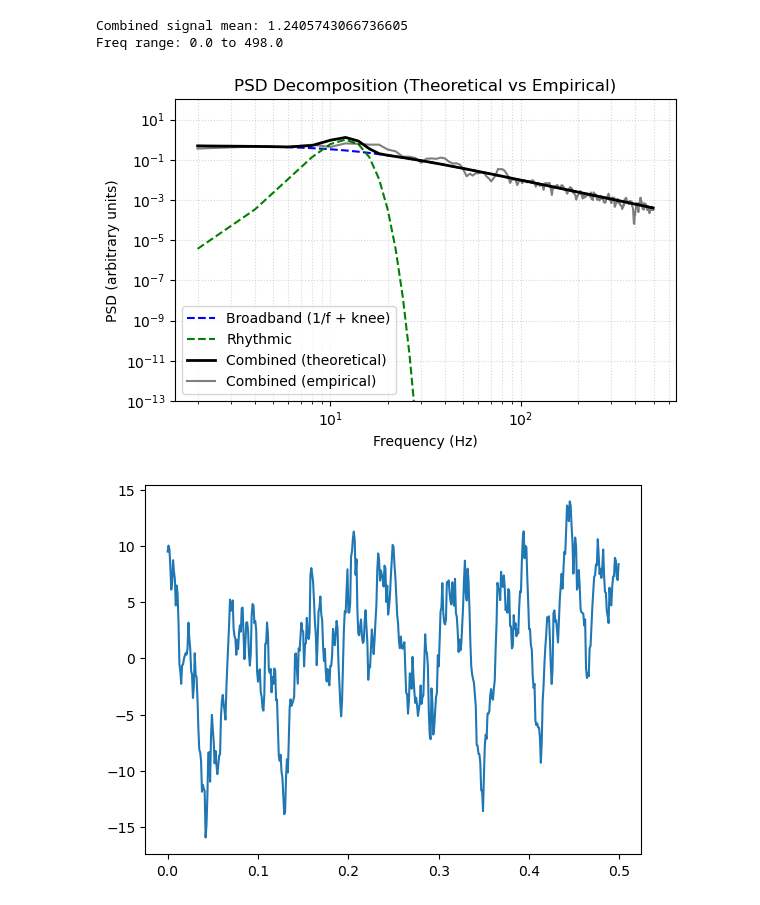
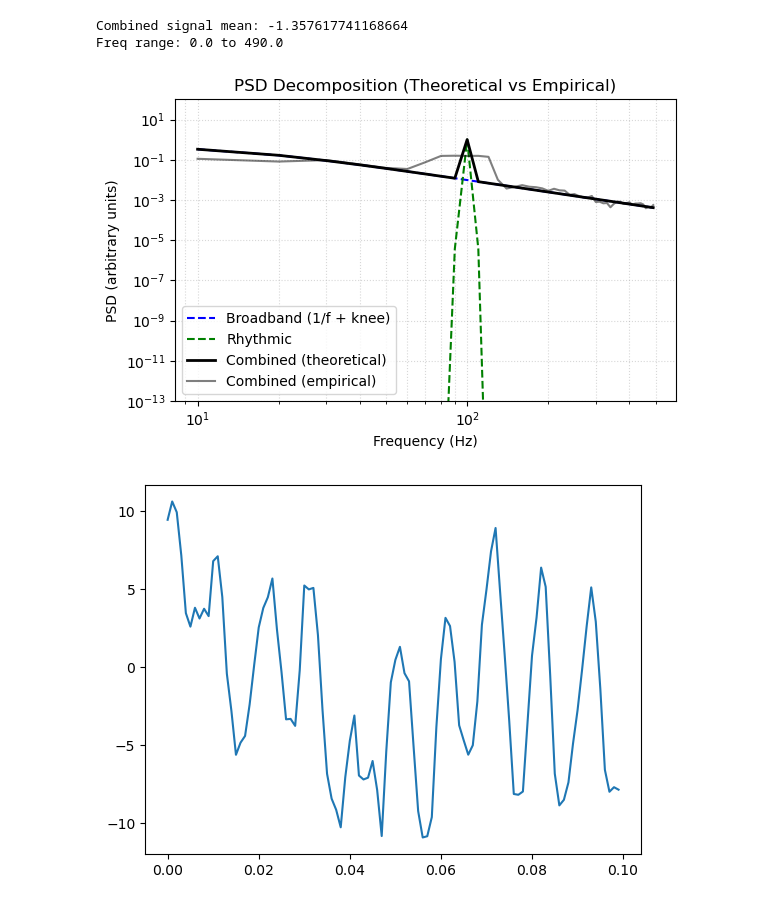
Before and after one commit to anika-kum/spectral-analysis-comparison, a Jupyter notebook: taper_comparison_test.ipynb, the cells around one changed output. Drawn from its saved outputs; the diff is of its cells as text; code cells hidden in the pictures.

```diff
--- a/taper_comparison_test.ipynb
+++ b/taper_comparison_test.ipynb
@@ -1,32 +1,32 @@
 # %%
 # Simulate data
 
 from spectral_decomposition import spectrum
 
 res = spectrum(
     sampling_rate=1000,
-    duration=0.5,
+    duration=0.1,
     aperiodic_exponent=2.0,
     aperiodic_offset=2.0,
     knee=200,
-    peaks=[{'freq':12, 'amplitude': 1.0, 'sigma': 2.0}],
+    peaks=[{'freq':12git, 'amplitude': 1.0, 'sigma': 2.0}],
     average_firing_rate=0.0,
     random_state=42,
     direct_estimate=True,
     plot=True
 )
 
 # Access time-domain signals
 td = res.time_domain
 print("Combined signal mean:", td.combined_signal.mean())
 
 # Access freq-domain data
 fd = res.frequency_domain
 print("Freq range:", fd.frequencies[0], "to", fd.frequencies[-1])
 # %% [output]
-Combined signal mean: 1.2405743066736605
-Freq range: 0.0 to 498.0
+Combined signal mean: -1.357617741168664
+Freq range: 0.0 to 490.0
-[figure, old version]
+[figure, new version]
 # %%
 # This is what the signal looks like!
 
@@ -38,7 +38,7 @@ time = td.time
 plt.plot(time, signal)
 plt.show()
 # %% [output]
-[figure, old version]
+[figure, new version]
 # %%
 # Single taper
 
```
Also changed, not shown: parts of 6 cells of this notebook.
